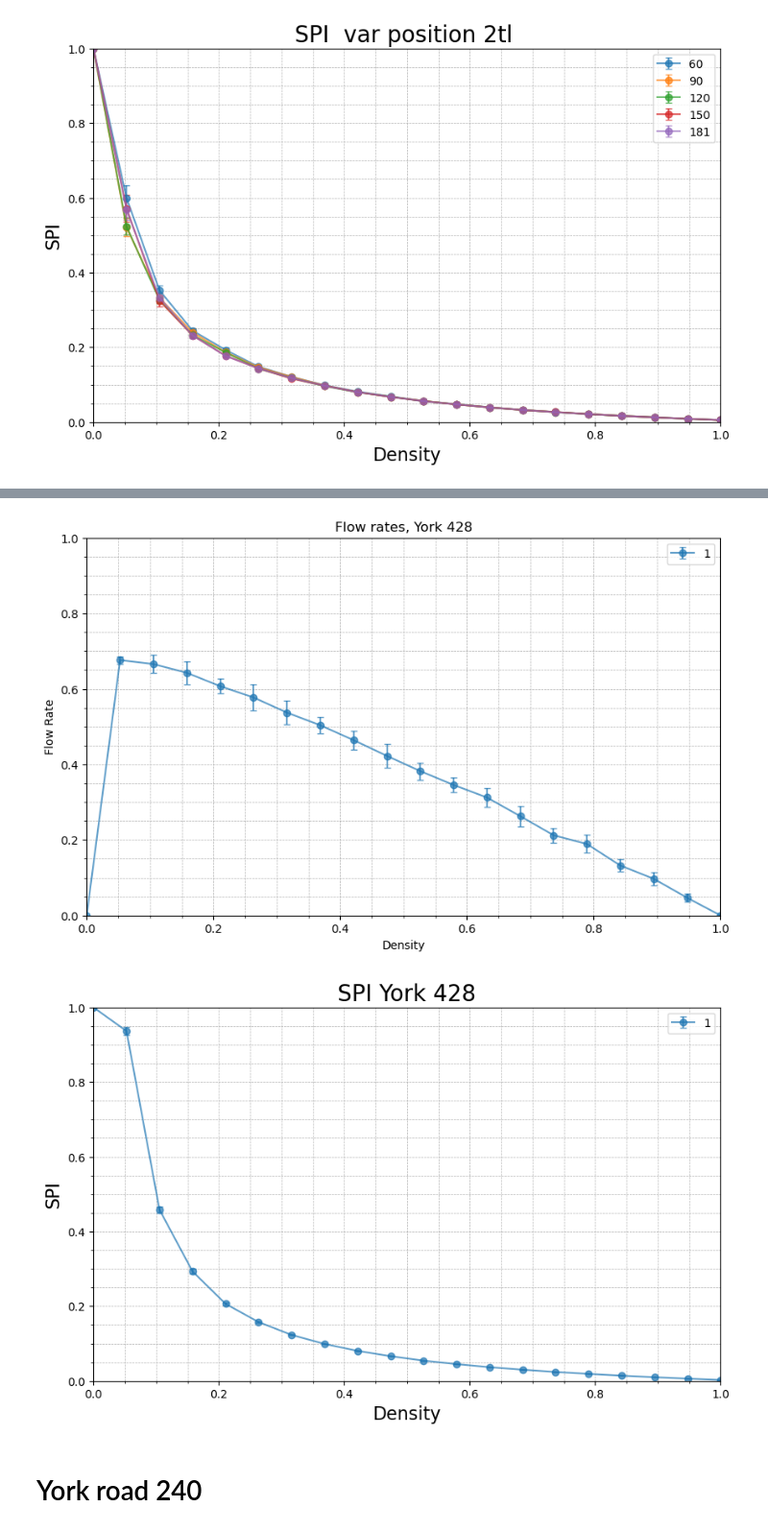
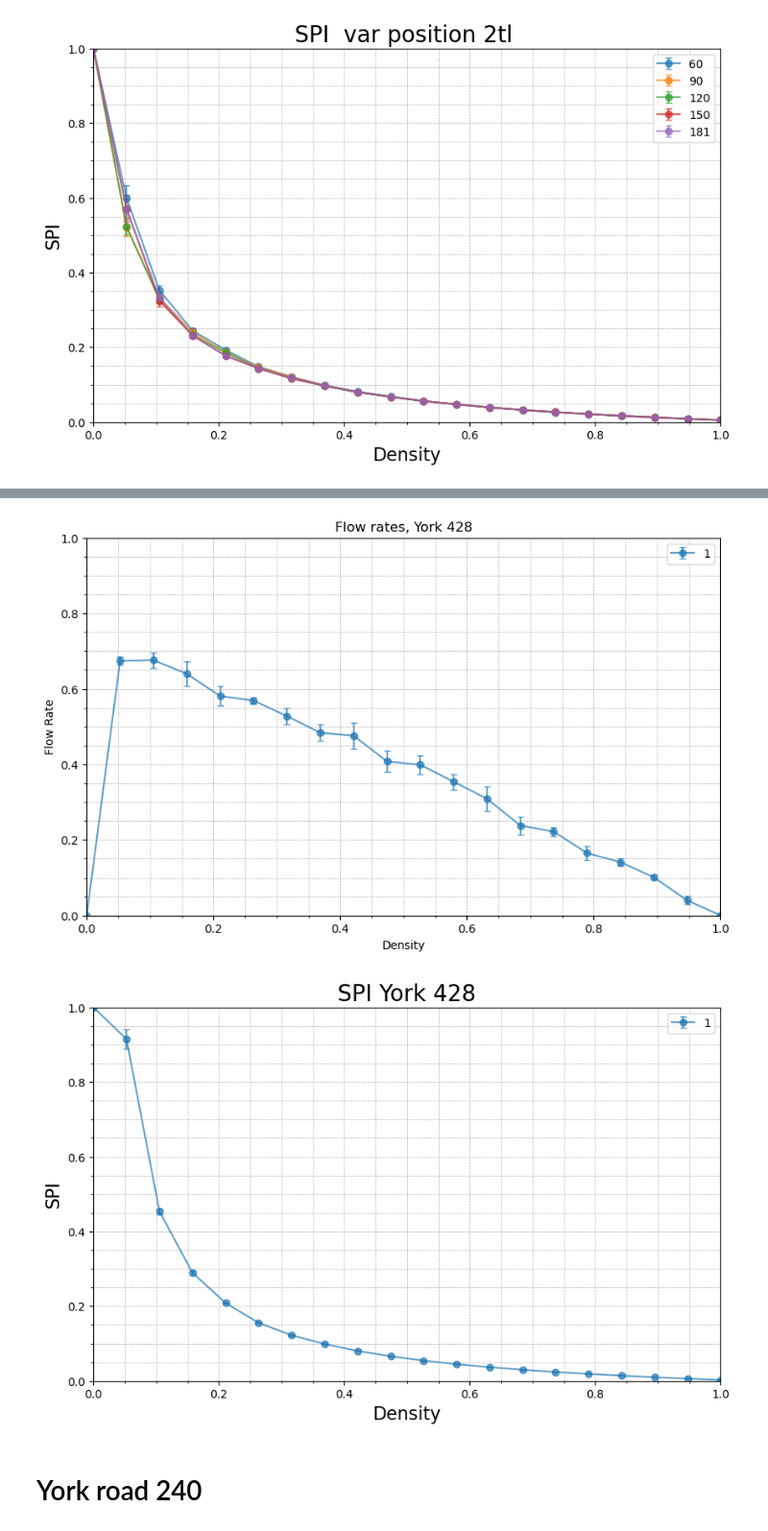
Before and after one commit to turtlesoul25/Traffic_SpeedControls_IM_Project2, a Jupyter notebook: generate_sim_data.ipynb, the cells around one changed output, grey strips where cells are left out. Shown at 96% size. Cells and saved outputs as stored; diff of their text form; code cells hidden in the pictures.

Commit message:
york road 856

```diff
--- a/generate_sim_data.ipynb
+++ b/generate_sim_data.ipynb
@@ -239,3 +338,10 @@ for i, n in enumerate(iter_var):
+# %%
+## save road lenght data
+file = 'speed_lims/'
+# Saving each array to disk
+for i, n in enumerate(iter_var):
+    np.save(f'{dic}{file}fr_{n}.npy', FR_speed_lim[i])
+    np.save(f'{dic}{file}spi_{n}.npy', SPI_speed_lim[i])
 # %% [markdown]
 # probabilities
 # %%
@@ -941,13 +1047,13 @@ for i, n in enumerate(iter_var):
 # %%
 ###################################
-### york road  428     ########
+### york road       ########
 ####################################
-def ykrd_one_speed_no_light( x ):
-    nt = 200
+def york_road_856( x ):
+    nt = 100
     car_slow_down_prob = 0.127  # standard value for error from some paper (need ref)
     densities = np.linspace(0, 1, 20)
     #
-    region_lengths = 428
+    region_lengths = 856
     region_speed_limits = [14]
     road = region_speed_limits*region_lengths
 
@@ -981,7 +1087,7 @@ num_cpu = mp.cpu_count() # get how many cpus on system
 pool = mp.Pool(processes=num_cpu)
 start_time = time.time()
 #
-number_of_repeats = 20 # number of iteration for reruns, to compute mean and var,
+number_of_repeats = 5 # number of iteration for reruns, to compute mean and var,
 data_points  = 20 # np.linspace(0,1,20)
 # dummy
 light_positions_list  =  [1]
@@ -989,17 +1095,17 @@ light_positions_list  =  [1]
 iter_var = light_positions_list
 N = len(iter_var)
 # allocate mem, based on the number of data point and number of repeats.
-FR_yk_428   = [np.zeros((number_of_repeats, data_points))]*N
-SPI_yk_428  = [np.zeros((number_of_repeats, data_points))]*N
+FR_yk_856   = [np.zeros((number_of_repeats, data_points))]*N
+SPI_yk_856  = [np.zeros((number_of_repeats, data_points))]*N
 
 for i,n in enumerate( iter_var ):
     # run multiprocessing
-    flow, spi =  zip(*pool.map(ykrd_one_speed_no_light, [n]*number_of_repeats))
+    flow, spi =  zip(*pool.map(york_road_856, [n]*number_of_repeats))
     # reshape to np.array
 
     # reshape to np.array
-    FR_yk_428[i] = np.array(flow).reshape((number_of_repeats, data_points))
-    SPI_yk_428[i]= np.array(spi).reshape((number_of_repeats, data_points))
+    FR_yk_856[i] = np.array(flow).reshape((number_of_repeats, data_points))
+    SPI_yk_856[i]= np.array(spi).reshape((number_of_repeats, data_points))
 
 pool.close()
 pool.join()
@@ -1012,39 +1118,39 @@ Elapsed time: 7 minutes and 50 seconds
 # %%
 ## test print time step
-means_fr,vars_fr = calculate_mean_var(FR_yk_428)
-means_spi,vars_spi = calculate_mean_var(SPI_yk_428)
+means_fr,vars_fr = calculate_mean_var(FR_yk_856)
+means_spi,vars_spi = calculate_mean_var(SPI_yk_856)
 title = 'York 428'
 # Plot line plot with error bars representing variance
 plt.figure(figsize=(10, 6))
 plt.minorticks_on()
 plt.grid(which='both', linestyle='--', linewidth=0.5)
 for i, mean in enumerate(means_fr):
     offset = 1 #+ (i) # so the graph does not look overcrowed, [::offset] at the end of array
     plt.errorbar( np.linspace(0, 1, 20)[::offset], mean[::offset], yerr=np.sqrt( vars_fr[i] )[::offset] , alpha=0.7, fmt='-o', label=f'{iter_var[i]}',capsize=3)
 plt.title(f"Flow rates, {title}")
 plt.xlabel("Density")
 plt.ylabel("Flow Rate")
 plt.legend(fontsize='medium',loc='upper right')
 plt.xlim([0,1])
 plt.ylim([0,1])
 plt.show()
 
 # Plot line plot with error bars representing variance
 plt.figure(figsize=(10, 6))
 plt.minorticks_on()
 plt.grid(which='both', linestyle='--', linewidth=0.5)
 for i, mean in enumerate(means_spi):
     offset = 1 #+ (i) # so the graph does not look overcrowed, [::offset] at the end of array
     plt.errorbar( np.linspace(0, 1, data_points)[::offset], mean[::offset], yerr=np.sqrt( vars_spi[i] )[::offset] , alpha=0.7, fmt='-o', label=f'{iter_var[i]}',capsize=3)
 plt.xlabel(f'Density', size=16)
 plt.ylabel('SPI', size=16)
 plt.title(f'SPI {title}',size=20)
 plt.legend(fontsize='medium',loc='upper right')
 plt.xlim([0,1])
 plt.ylim([0,1])
 plt.show()
 # %% [output]
-[figure, old version]
+[figure, new version]
 [figure]
 # %%
 ## save road lenght data
```
Also changed, not shown: parts of 7 cells of this notebook, 2 other files.
